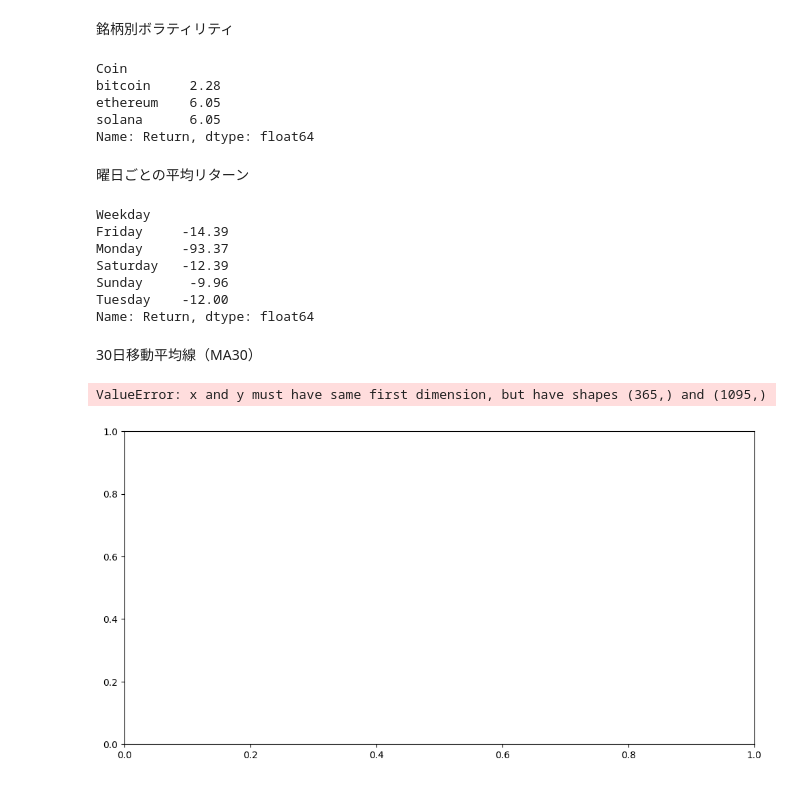
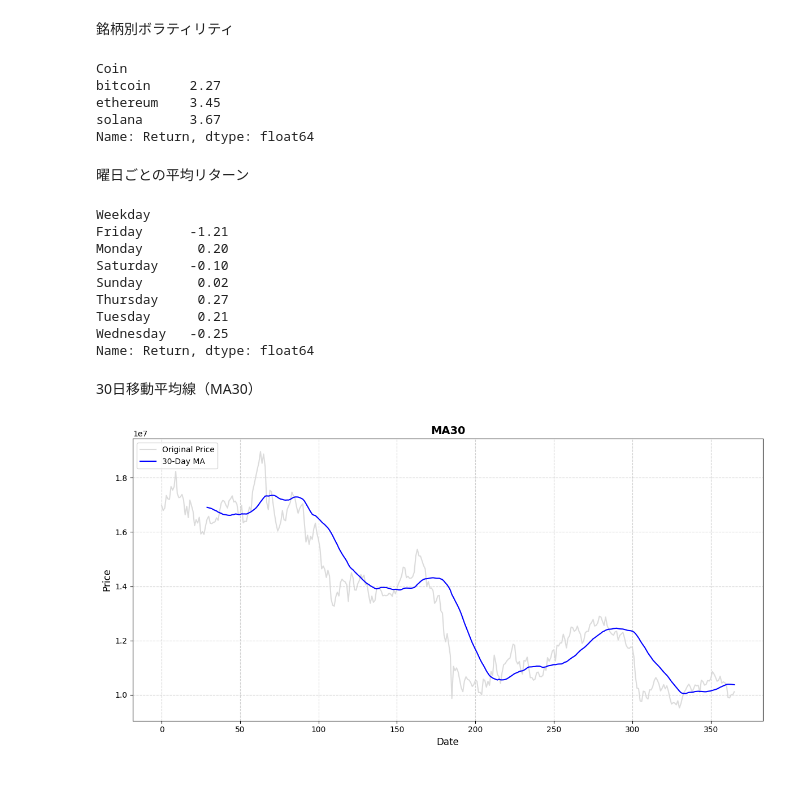
Before and after one commit to shota98501/workspace, a Jupyter notebook: Project/crypto_project/crypto_project(years).ipynb, the cells around one changed output. Drawn from its saved outputs; the diff is of its cells as text; code cells hidden in the pictures.

```diff
--- a/Project/crypto_project/crypto_project(years).ipynb
+++ b/Project/crypto_project/crypto_project(years).ipynb
@@ -168,7 +168,11 @@ plt.show()
 # %% [markdown]
 大きく下がった日の共通点
 # %%
-crypto_df["Return"] = crypto_df["Price"].pct_change() * 100
+crypto_df["Return"] = (
+    crypto_df.groupby("Coin")["Price"]
+             .pct_change()
+             *100
+)
 # %%
 big_drop = (
     crypto_df.nsmallest(
@@ -257,15 +261,15 @@ volatility_coin = (
 print(volatility_coin)
 # %% [output]
 Coin
-bitcoin     2.28
-ethereum    6.05
-solana      6.05
+bitcoin     2.27
+ethereum    3.45
+solana      3.67
 Name: Return, dtype: float64
 # %% [markdown]
 曜日ごとの平均リターン
 # %%
 big_drop_weekday = (
-    big_drop.groupby("Weekday")["Return"]
+    crypto_df.groupby("Weekday")["Return"]
       .mean()
       .round(2)
 )
@@ -273,30 +277,42 @@ big_drop_weekday = (
 print(big_drop_weekday)
 # %% [output]
 Weekday
-Friday     -14.39
-Monday     -93.37
-Saturday   -12.39
-Sunday      -9.96
-Tuesday    -12.00
+Friday      -1.21
+Monday       0.20
+Saturday    -0.10
+Sunday       0.02
+Thursday     0.27
+Tuesday      0.21
+Wednesday   -0.25
 Name: Return, dtype: float64
 # %% [markdown]
 30日移動平均線（MA30）
 # %%
-crypto_df["MA30"] = crypto_df["Price"].rolling(30).mean()
+crypto_df["MA30"] = (
+    crypto_df
+    .groupby("Coin")["Price"]
+    .transform(
+        lambda x:
+        x.rolling(30).mean()
+    )
+)
 # %%
+btc = crypto_df[
+    crypto_df["Coin"]=="bitcoin"
+]
+
 plt.figure(figsize=(12, 6))
 
-plt.plot(df.index, crypto_df["Price"], label="Original Price", color="lightgray", alpha=0.8)
-plt.plot(df.index, crypto_df["MA30"], label="30-Day MA", color="blue", linewidth=1.5)
+plt.plot(btc["Price"], label="Original Price", color="lightgray", alpha=0.8)
+plt.plot(btc["MA30"], label="30-Day MA", color="blue", linewidth=1.5)
 
-plt.title("30日移動平均線(MA30)", fontsize=14, fontweight="bold")
+plt.title("MA30", fontsize=14, fontweight="bold")
 plt.xlabel("Date", fontsize=12)
 plt.ylabel("Price", fontsize=12)
 plt.grid(True, linestyle="--", alpha=0.6)
 plt.legend(loc="upper left")
 
 plt.tight_layout()
 plt.show()
 # %% [output]
-ValueError: x and y must have same first dimension, but have shapes (365,) and (1095,)
-[figure, old version]
+[figure, new version]
```
Also changed, not shown: parts of 11 cells of this notebook.
